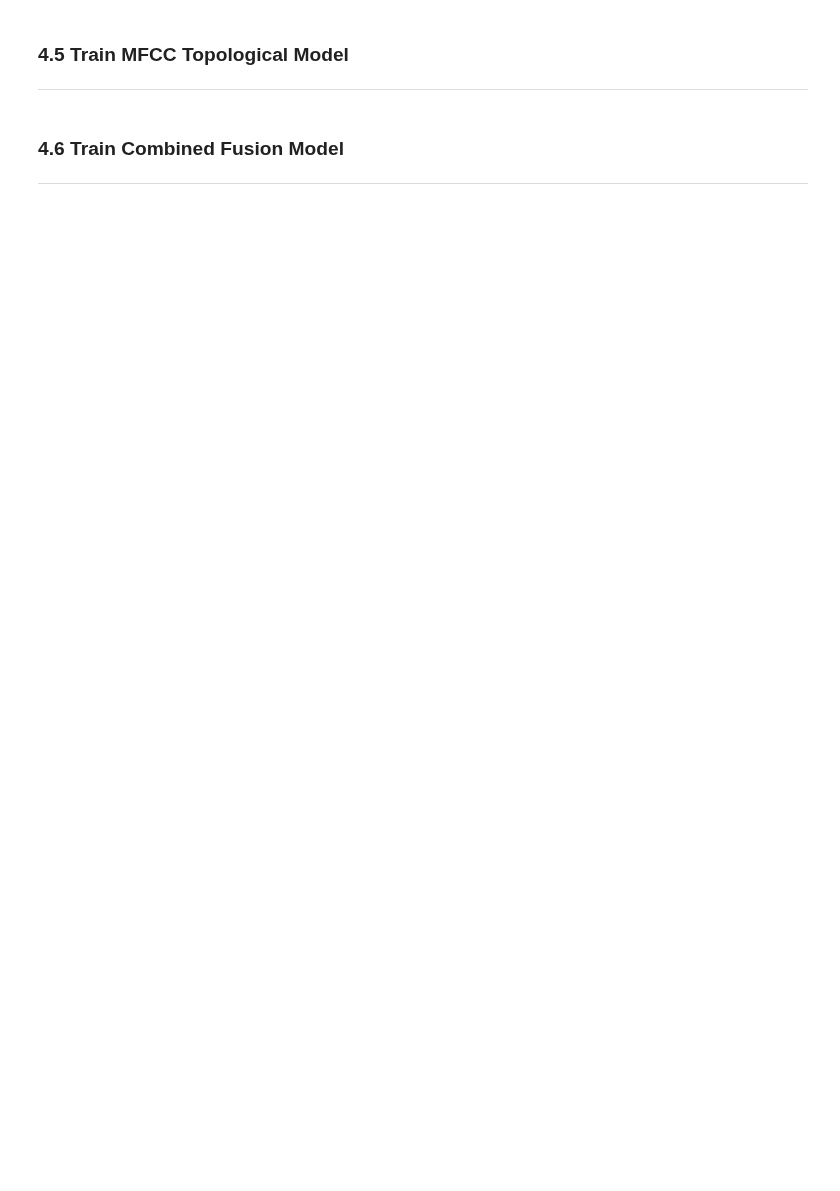
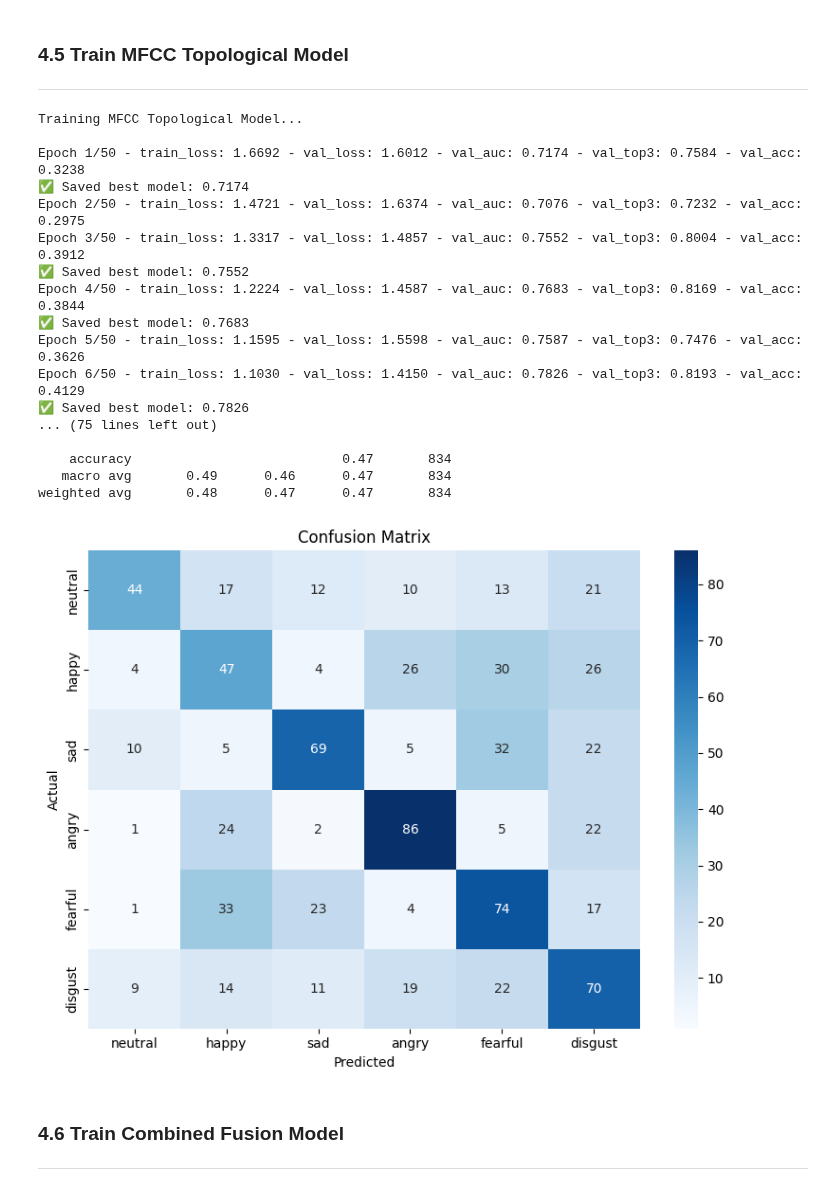
Before and after one commit to michelraskin/simplicialcomplex, a Jupyter notebook: paper_notebook.ipynb, the cells around one changed output. Saved outputs shown, nothing was run; the diff lists cells and outputs as text; code cells hidden in the pictures; blank space fills up the shorter version.

```diff
--- a/paper_notebook.ipynb
+++ b/paper_notebook.ipynb
@@ -326,6 +326,45 @@ class MelSpectrogramCNN(nn.Module):
         x = self.classifier(x)
         return x
 
+
+# Model 1: Mel Spectrogram CNN
+class MFCCCNN(nn.Module):
+    """MFCC CNN for mel spectrograms."""
+    def __init__(self, num_classes=6):
+        super(MFCCCNN, self).__init__()
+        self.features = nn.Sequential(
+            nn.Conv2d(1, 32, kernel_size=3, padding=1),
+            nn.ReLU(),
+            nn.BatchNorm2d(32),
+            nn.MaxPool2d(2),
+
+            nn.Conv2d(32, 32, kernel_size=3, padding=1),
+            nn.ReLU(),
+            nn.BatchNorm2d(32),
+            nn.AvgPool2d(2),
+
+            nn.Conv2d(32, 32, kernel_size=3, padding=1),
+            nn.ReLU(),
+            nn.BatchNorm2d(32),
+            nn.Dropout(0.2),
+            nn.MaxPool2d(2),
+            nn.AdaptiveAvgPool2d((1, 1))
+        )
+        self.classifier = nn.Sequential(
+            nn.Flatten(),
+            nn.Linear(32, 64),
+            nn.ReLU(),
+            nn.Dropout(0.2),
+            nn.Linear(64, 64),
+            nn.ReLU(),
+            nn.Dropout(0.2),
+            nn.Linear(64, num_classes)
+        )
+
+    def forward(self, x):
+        x = self.features(x)
+        x = self.classifier(x)
+        return x
 
 # Model 2: Topological Feature CNN with Embedding Output
 class TopologicalCNN(nn.Module):
@@ -802,28 +867,47 @@ if 'X_train2_tensor' in locals():
 # %%
 # Create data loaders for MFCC-based topological features
 if 'X_train3_tensor' in locals():
     # Note: X_train3 uses MFCC features with single channel input
     train_dataset_mfcc = TensorDataset(X_train3_tensor, y_train_tensor)
     val_dataset_mfcc = TensorDataset(X_val3_tensor, y_val_tensor)
     test_dataset_mfcc = TensorDataset(X_test3_tensor, y_test_tensor)
 
     train_loader_mfcc = DataLoader(train_dataset_mfcc, batch_size=256, shuffle=True)
     val_loader_mfcc = DataLoader(val_dataset_mfcc, batch_size=256)
     test_loader_mfcc = DataLoader(test_dataset_mfcc, batch_size=256)
 
     # Train MFCC topological model (reuse MelSpectrogramCNN for single channel)
     print("Training MFCC Topological Model...\n")
-    model_mfcc = MelSpectrogramCNN().to(device)
+    model_mfcc = MFCCCNN().to(device)
     model_mfcc, history_mfcc = train_model(
         model_mfcc, train_loader_mfcc, val_loader_mfcc,
         num_epochs=50, model_name="model_mfcc_topo", device=device
     )
 
     # Evaluate
     print("\n" + "="*60)
     print("MFCC Topological Model Evaluation")
     print("="*60)
     results_mfcc = evaluate_model(model_mfcc, test_loader_mfcc, "best_model_mfcc_topo.pth", device)
+# %% [output]
+Training MFCC Topological Model...
+
+Epoch 1/50 - train_loss: 1.6692 - val_loss: 1.6012 - val_auc: 0.7174 - val_top3: 0.7584 - val_acc: 0.3238
+✅ Saved best model: 0.7174
+Epoch 2/50 - train_loss: 1.4721 - val_loss: 1.6374 - val_auc: 0.7076 - val_top3: 0.7232 - val_acc: 0.2975
+Epoch 3/50 - train_loss: 1.3317 - val_loss: 1.4857 - val_auc: 0.7552 - val_top3: 0.8004 - val_acc: 0.3912
+✅ Saved best model: 0.7552
+Epoch 4/50 - train_loss: 1.2224 - val_loss: 1.4587 - val_auc: 0.7683 - val_top3: 0.8169 - val_acc: 0.3844
+✅ Saved best model: 0.7683
+Epoch 5/50 - train_loss: 1.1595 - val_loss: 1.5598 - val_auc: 0.7587 - val_top3: 0.7476 - val_acc: 0.3626
+Epoch 6/50 - train_loss: 1.1030 - val_loss: 1.4150 - val_auc: 0.7826 - val_top3: 0.8193 - val_acc: 0.4129
+✅ Saved best model: 0.7826
+... (75 lines left out)
+
+    accuracy                           0.47       834
+   macro avg       0.49      0.46      0.47       834
+weighted avg       0.48      0.47      0.47       834
+[figure, added]
 # %% [markdown]
 ### 4.6 Train Combined Fusion Model
 
```
Also changed, not shown: parts of 8 cells of this notebook.
